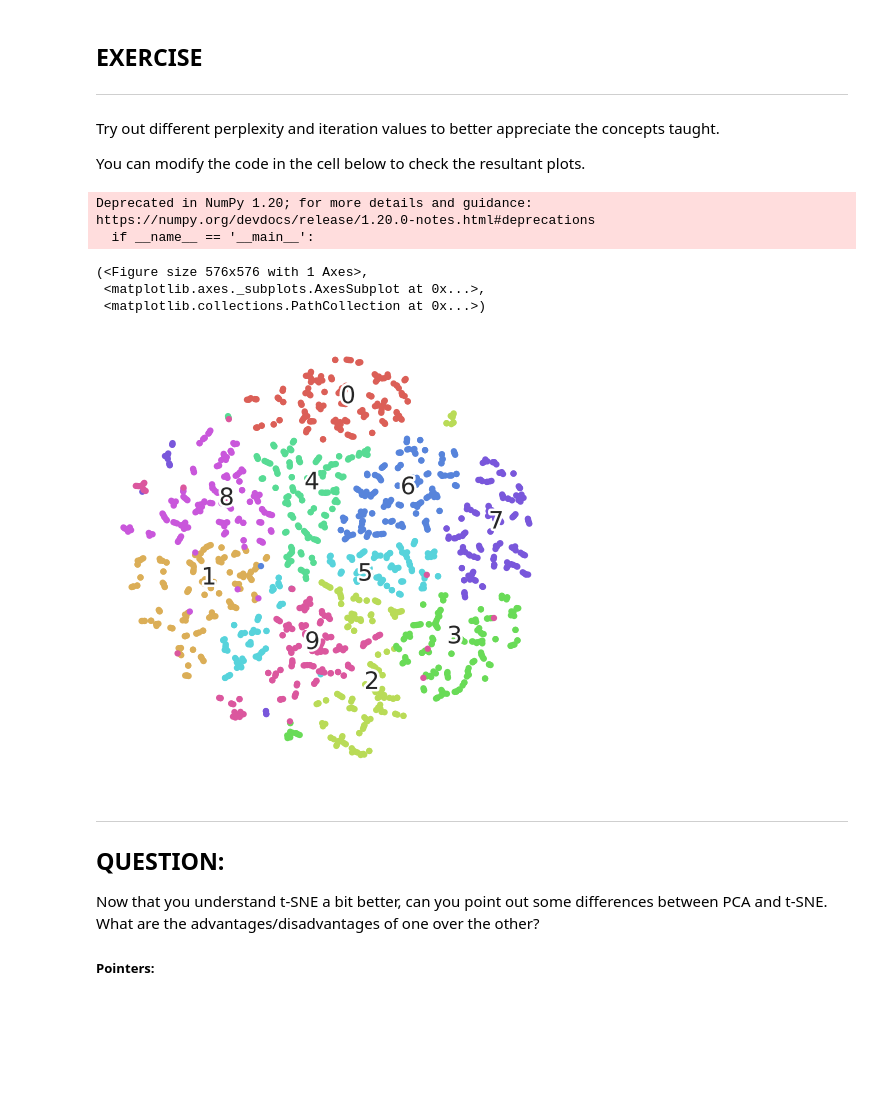
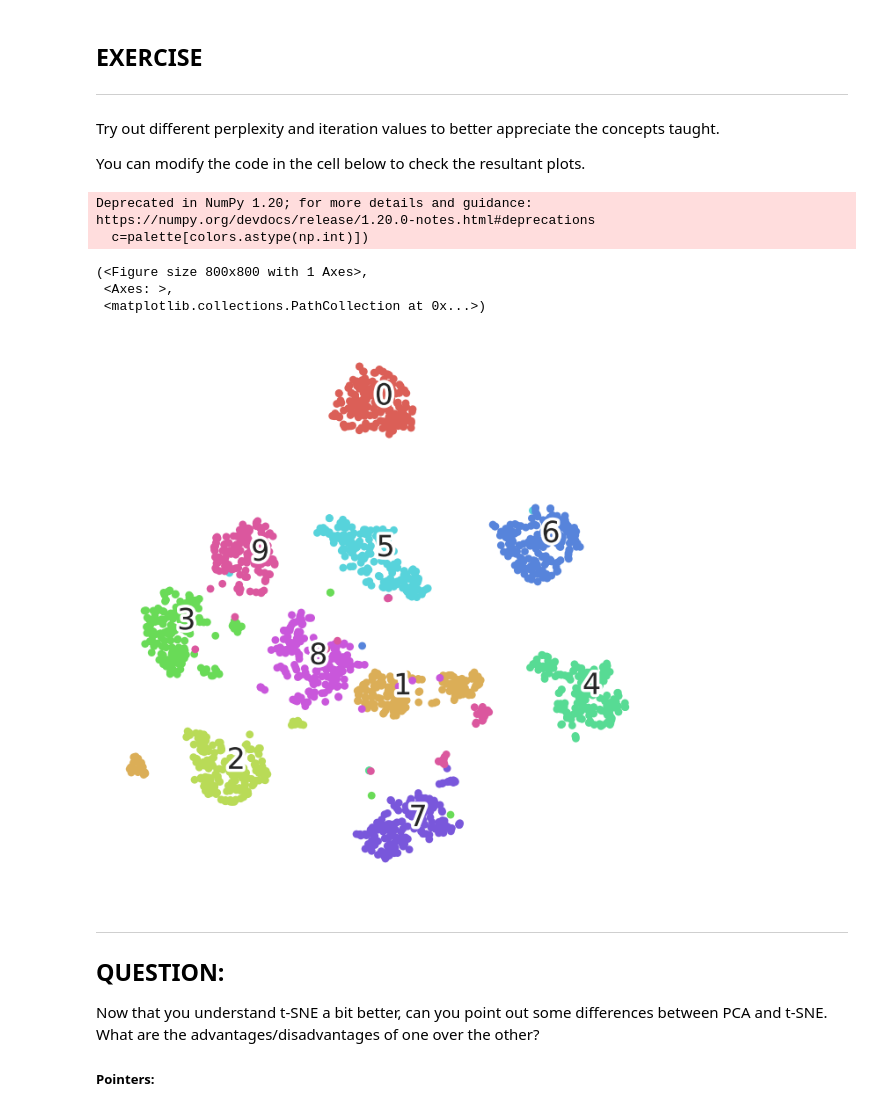
Before and after one commit to Harishga21/Harishwar-FMML-Lab, a Jupyter notebook: Mod2_Lab4.ipynb, the cells around one changed output. Drawn from its saved outputs; the diff is of its cells as text; code cells hidden in the pictures; blank space fills up the shorter version.

```diff
--- a/Mod2_Lab4.ipynb
+++ b/Mod2_Lab4.ipynb
@@ -316,22 +316,22 @@ You can modify the code in the cell below to check the resultant plots.
 # %%
 ###############################################################
 ###### MODIFY THE VALUES FOR THE HYPERPARAMETERS BELOW ########
 
-perplexity_value = 2
+perplexity_value = 30
 number_iterations = 1000
 method = 'barnes_hut'
 
 ###############################################################
 
 digits_proj = TSNE(random_state=RS, n_iter = number_iterations, perplexity = perplexity_value, method = method).fit_transform(X)
 scatter(digits_proj, y)
 # %% [output]
 Deprecated in NumPy 1.20; for more details and guidance: https://numpy.org/devdocs/release/1.20.0-notes.html#deprecations
-  if __name__ == '__main__':
+  c=palette[colors.astype(np.int)])
-(<Figure size 576x576 with 1 Axes>,
- <matplotlib.axes._subplots.AxesSubplot at 0x...>,
+(<Figure size 800x800 with 1 Axes>,
+ <Axes: >,
  <matplotlib.collections.PathCollection at 0x...>)
-[figure, old version]
+[figure, new version]
 # %% [markdown]
 
 
```
Also changed, not shown: parts of 7 cells of this notebook.
